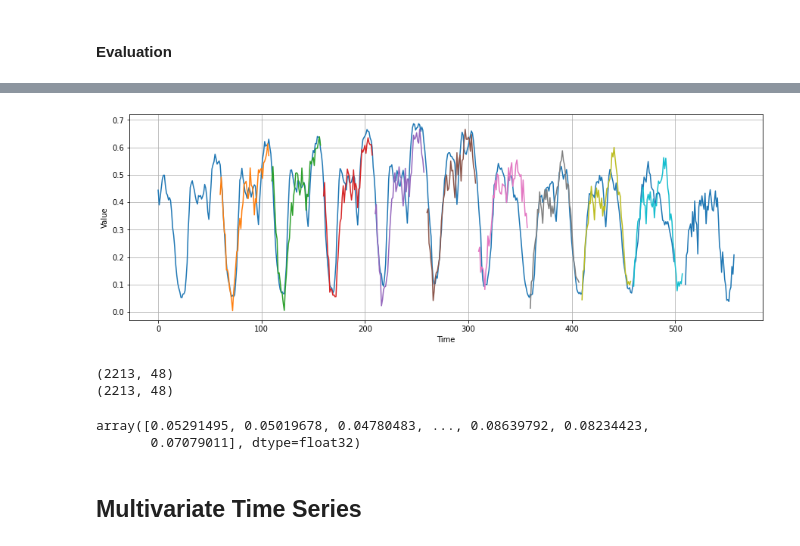
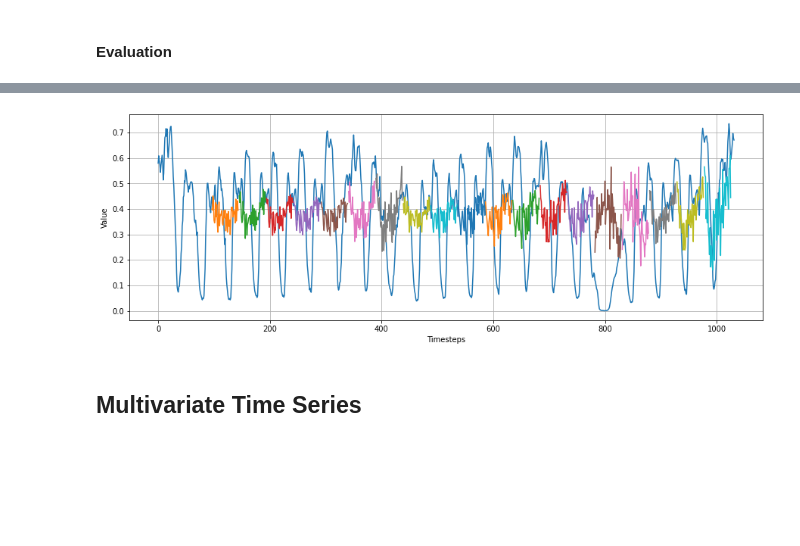
Before and after one commit to aditisinghxd/Team-2-MLTS, a Jupyter notebook: LSTM/LSTM.ipynb, the cells around one changed output, grey strips where cells are left out. Cells and saved outputs as stored; diff of their text form; code cells hidden in the pictures; blank space fills up the shorter version.

```diff
--- a/LSTM/LSTM.ipynb
+++ b/LSTM/LSTM.ipynb
@@ -384,4 +374,4 @@ plot_series(range(len(val_loss)), val_loss, title='Loss per epoch')
 # %%
-model = keras.models.load_model("singlevariate_singlestep.h5")
+model = keras.models.load_model("singlevariate_singlestep_stateful.h5")
 # %%
 rnn_forecast = model.predict(series[np.newaxis, :, np.newaxis])
@@ -652,15 +568,19 @@ keras.metrics.mean_absolute_error(valid_series, rnn_forecast).numpy()
 # %%
 keras.backend.clear_session()
 # choose a number of time steps
-n_steps_in, n_steps_out = 60, 48
+n_steps_in, n_steps_out = 2*48, 48
 n_features =1
 if len(valid_series.shape) > 1:
   n_features==valid_series.shape[1]
 # split into samples
-X_train, y_train = split_sequences(train_series, n_steps_in, n_steps_out)
-X_valid, y_valid = split_sequences(valid_series, n_steps_in, n_steps_out)
+# split into samples
+X_train, y_train  = create_windowed_datasets(train_series, n_steps_in, n_steps_out)
+X_valid, y_valid  = create_windowed_datasets(valid_series, n_steps_in, n_steps_out)
+X_test, y_test    = create_windowed_datasets(test_series, n_steps_in, n_steps_out)
 print('X_train: ', X_train.shape)
 print('y_train: ', y_train.shape)
 print('X_valid: ', X_valid.shape)
 print('y_valid: ', y_valid.shape)
+print('X_valid: ', X_test.shape)
+print('y_valid: ', y_test.shape)
 # %% [output]
@@ -727,4 +627,4 @@ plot_series(range(len(val_loss)), val_loss, title='Loss per epoch')
 # %% [markdown]
 #### Evaluation
 # %%
-model = keras.models.load_model("singlevariate_multistep.h5")
+model = keras.models.load_model("univariate_multistep.h5")
@@ -731,4 +636,4 @@ model = keras.models.load_model("singlevariate_multistep.h5")
 # %%
-rnn_forecast = model.predict(X_valid)
+rnn_forecast = model.predict(X_test)
 print(rnn_forecast.shape)
 # %% [output]
@@ -737,23 +642,12 @@ print(rnn_forecast.shape)
 # %%
 fig = plt.figure(figsize=(15,5))
-end = 1000
-plot_series(range(len(valid_series))[0:end], valid_series[0:end])
+time = range(test_series.shape[0])
+plot_series(time, test_series)
 
-for index in range(0,end,100):
+for index in range(0,rnn_forecast.shape[0],49):
   plot_series(range(index + n_steps_in,index + n_steps_in + n_steps_out), rnn_forecast[index])
 # %% [output]
-[figure, old version]
+[figure, new version]
-# %%
-print(rnn_forecast.shape)
-print(y_valid.shape)
-# %% [output]
-(2213, 48)
-(2213, 48)
-# %%
-keras.metrics.mean_absolute_error(y_valid, rnn_forecast).numpy().mean()
-# %% [output]
-array([0.05291495, 0.05019678, 0.04780483, ..., 0.08639792, 0.08234423,
-       0.07079011], dtype=float32)
 # %% [markdown]
 ## Multivariate Time Series
 # %% [markdown]
```
Also changed, not shown: parts of 110 cells of this notebook.
